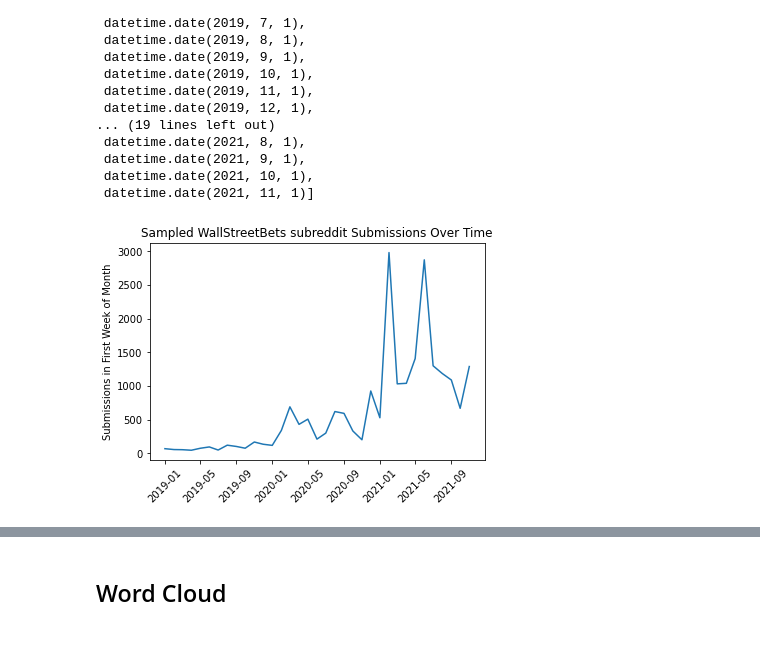
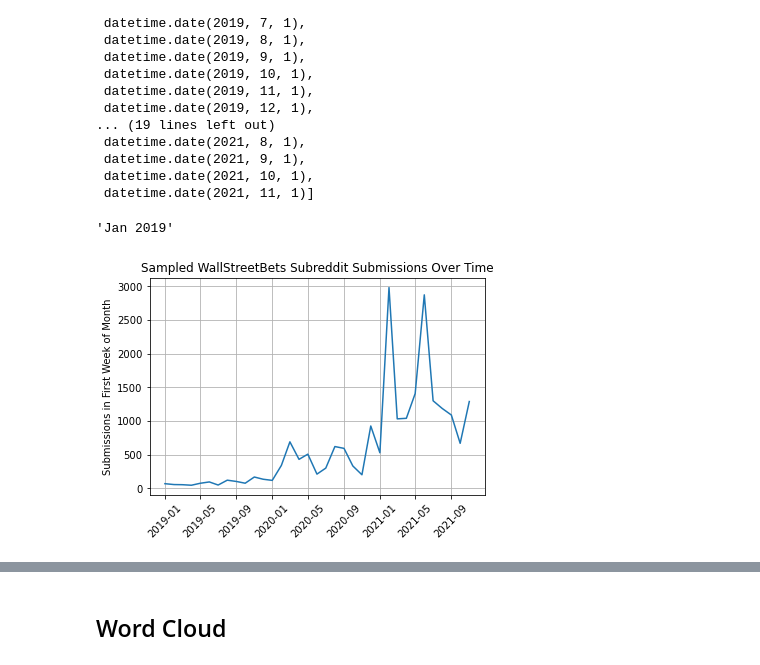
Before and after one commit to manveersadhal/unsupervised_nlp_project, a Jupyter notebook: final/unsupervised_modeling_final.ipynb, the cells around one changed output, grey strips where cells are left out. Cells and saved outputs as stored; diff of their text form; code cells hidden in the pictures.

```diff
--- a/final/unsupervised_modeling_final.ipynb
+++ b/final/unsupervised_modeling_final.ipynb
@@ -154,11 +154,15 @@ digits = lambda x: re.sub(r"\b[0-9]+\b\s*", "", x)
 #remove extra spaces
 spaces = lambda x: " ".join(x.split())
 
-#stock symbols: gme, amc, tsla, clov - replace if unusual combination of letters and company name is one word
+#stock symbols: gme, amc, tsla, clov, pltr - replace if unusual combination of letters and company name is one word
+tsla = lambda x: x.replace("tsla", "tesla")
+pltr = lambda x: x.replace("pltr", "palantir")
+tlry = lambda x: x.replace("tlry", "tilray")
+gme = lambda x:x.replace("gme", "gamestop")
 
 #lemmatization
 # %%
-df['docs_clean'] = df['documents'].map(contr).map(nbsp).map(newline).map(links).map(ampersands).map(greater_than).map(less_than).map(x200b).map(punctuation).map(lowercase).map(digits).map(spaces)
+df['docs_clean'] = df['documents'].map(contr).map(nbsp).map(newline).map(links).map(ampersands).map(greater_than).map(less_than).map(x200b).map(punctuation).map(lowercase).map(digits).map(spaces).map(tsla).map(pltr).map(tlry).map(gme)
 # %%
 df[['documents', 'docs_clean']]
 # %% [output]
@@ -234,10 +238,16 @@ import matplotlib.pyplot as plt
  datetime.date(2021, 9, 1),
  datetime.date(2021, 10, 1),
  datetime.date(2021, 11, 1)]
+# %%
+date_ranges[0][0].strftime('%b %Y')
+# %% [output]
+'Jan 2019'
 # %%
-plt.title('Sampled WallStreetBets subreddit Submissions Over Time')
+plt.title('Sampled WallStreetBets Subreddit Submissions Over Time')
 plt.ylabel('Submissions in First Week of Month')
 plt.xticks(rotation=45)
-plt.plot([date_range[0] for date_range in date_ranges], submission_counts_by_month);
+plt.grid(True)
+plt.plot([date_range[0] for date_range in date_ranges], submission_counts_by_month)
+plt.savefig('submissions_time_series.png', facecolor='w', edgecolor='w', dpi=200, bbox_inches='tight');
 # %% [output]
-[figure, old version]
+[figure, new version]
```
Also changed, not shown: parts of 24 cells of this notebook, 5 other files.
